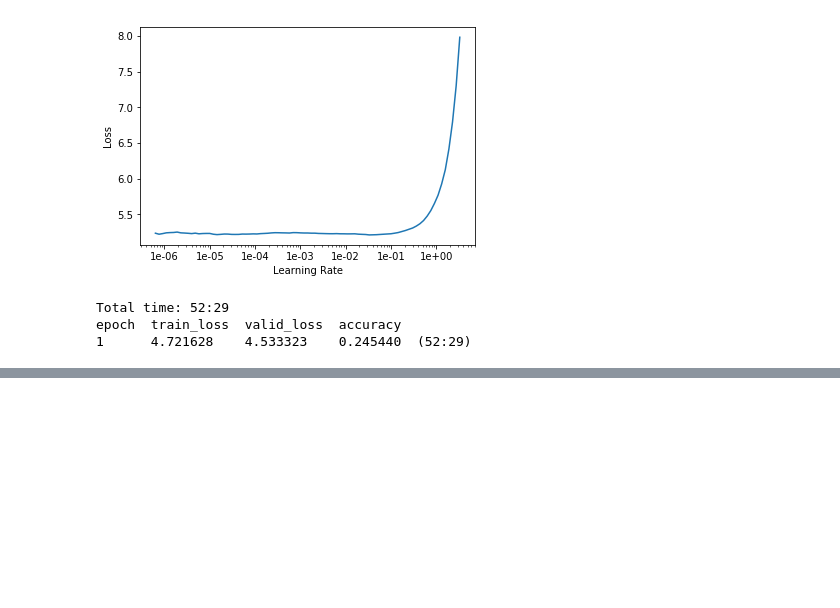
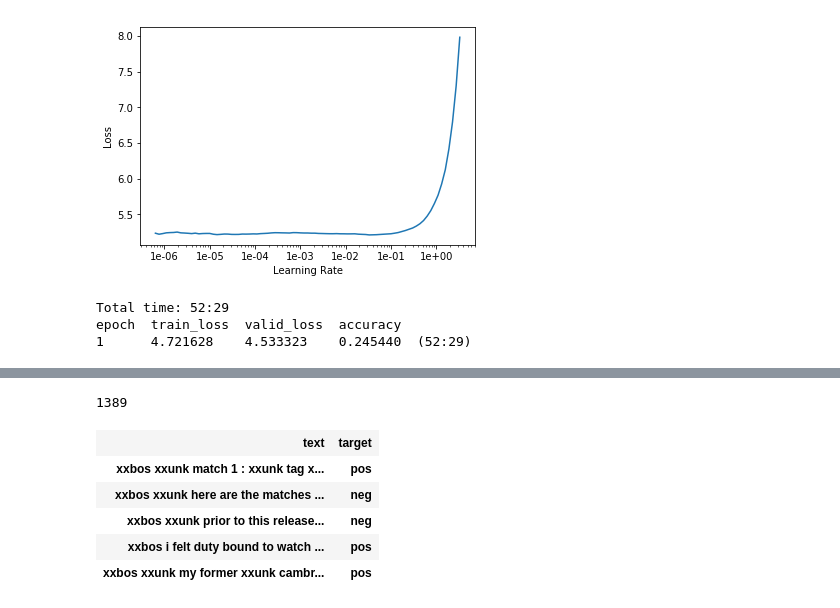
Before and after one commit to thelazyoxymoron/fastai-live-course, a Jupyter notebook: Lesson-3-imdb-experiments.ipynb, the cells around one changed output, grey strips where cells are left out. Cells and saved outputs as stored; diff of their text form; code cells hidden in the pictures; blank space fills up the shorter version.

```diff
--- a/Lesson-3-imdb-experiments.ipynb
+++ b/Lesson-3-imdb-experiments.ipynb
@@ -154,0 +202,4 @@ learn.save('fit_head')
+# %%
+len(data_class.train_dl)
+# %% [output]
+1389
@@ -154,0 +208,9 @@ learn.save('fit_head')
+# %%
+data_class.show_batch()
+# %% [output]
+| text | target |
+| xxbos xxunk match 1 : xxunk tag x... | pos |
+| xxbos xxunk here are the matches ... | neg |
+| xxbos xxunk prior to this release... | neg |
+| xxbos i felt duty bound to watch ... | pos |
+| xxbos xxunk my former xxunk cambr... | pos |
```
Also changed, not shown: parts of 26 cells of this notebook.
